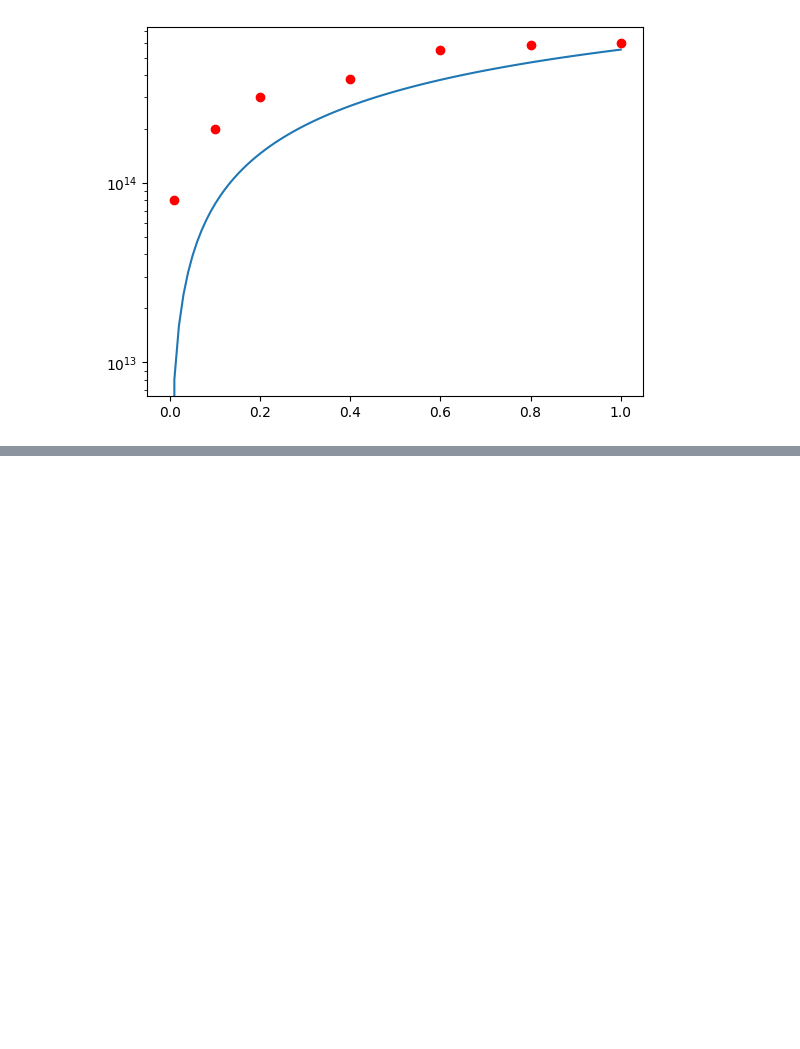
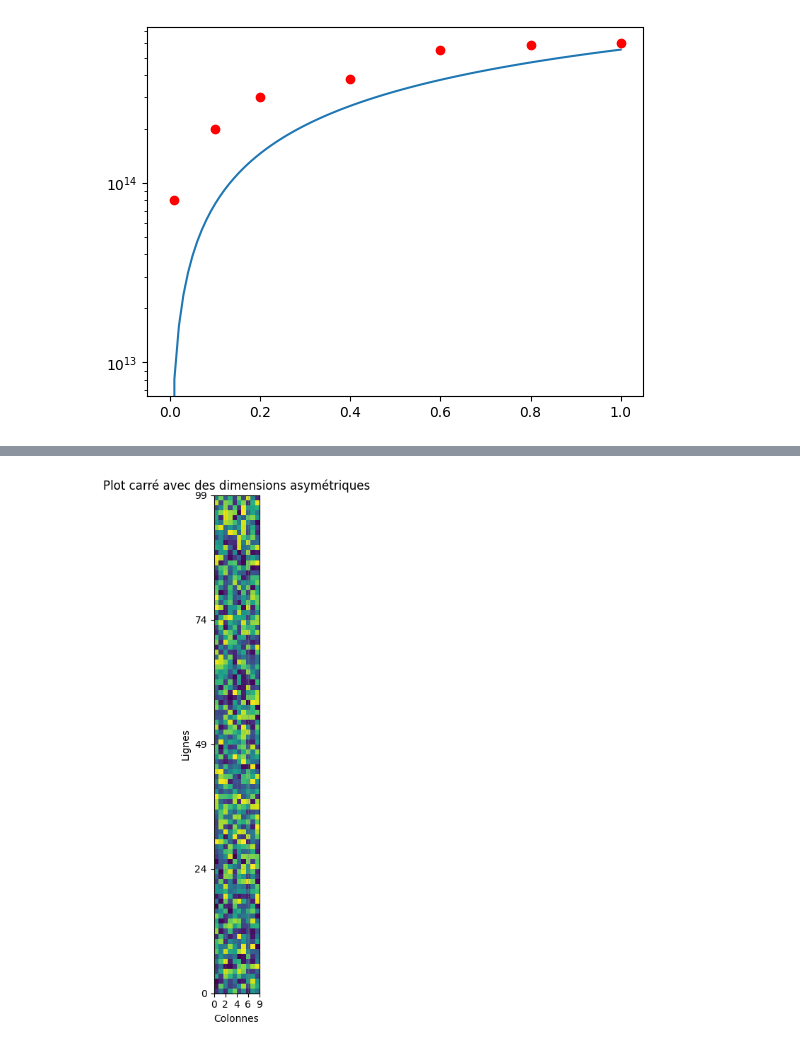
Before and after one commit to Thomas054/My_hmf, a Jupyter notebook: 2 Test_NumberCount.ipynb, the cells around one changed output, grey strips where cells are left out. Saved outputs shown, nothing was run; the diff lists cells and outputs as text; code cells hidden in the pictures; blank space fills up the shorter version.

```diff
--- a/2 Test_NumberCount.ipynb
+++ b/2 Test_NumberCount.ipynb
@@ -79,0 +134,29 @@ plt.show()
+# %%
+rows, cols = 100, 10
+data = np.random.random((rows, cols))
+
+# Tracer le tableau
+plt.figure(figsize=(8, 8))  # Taille carrée de la figure
+plt.imshow(data, cmap='viridis', aspect='equal', extent=[0, cols-1, 0, rows-1])
+
+# Configurer les ticks et la notation scientifique
+num_ticks = 5
+y_ticks = np.linspace(0, rows-1, num_ticks)
+x_ticks = np.linspace(0, cols-1, num_ticks)
+
+plt.yticks(ticks=y_ticks, labels=[f"{int(tick)}" for tick in y_ticks])
+plt.xticks(ticks=x_ticks, labels=[f"{int(tick)}" for tick in x_ticks])
+
+# Ajouter des titres et étiquettes
+plt.title("Plot carré avec des dimensions asymétriques")
+plt.xlabel("Colonnes")
+plt.ylabel("Lignes")
+
+# Afficher la grille
+plt.grid(visible=True, which='both', color='gray', linestyle='--', linewidth=0.5, alpha=0.7)
+
+# Afficher le graphique
+plt.tight_layout()
+plt.show()
+# %% [output]
+[figure, added]
```
Also changed, not shown: parts of 8 cells of this notebook, 2 other files.
